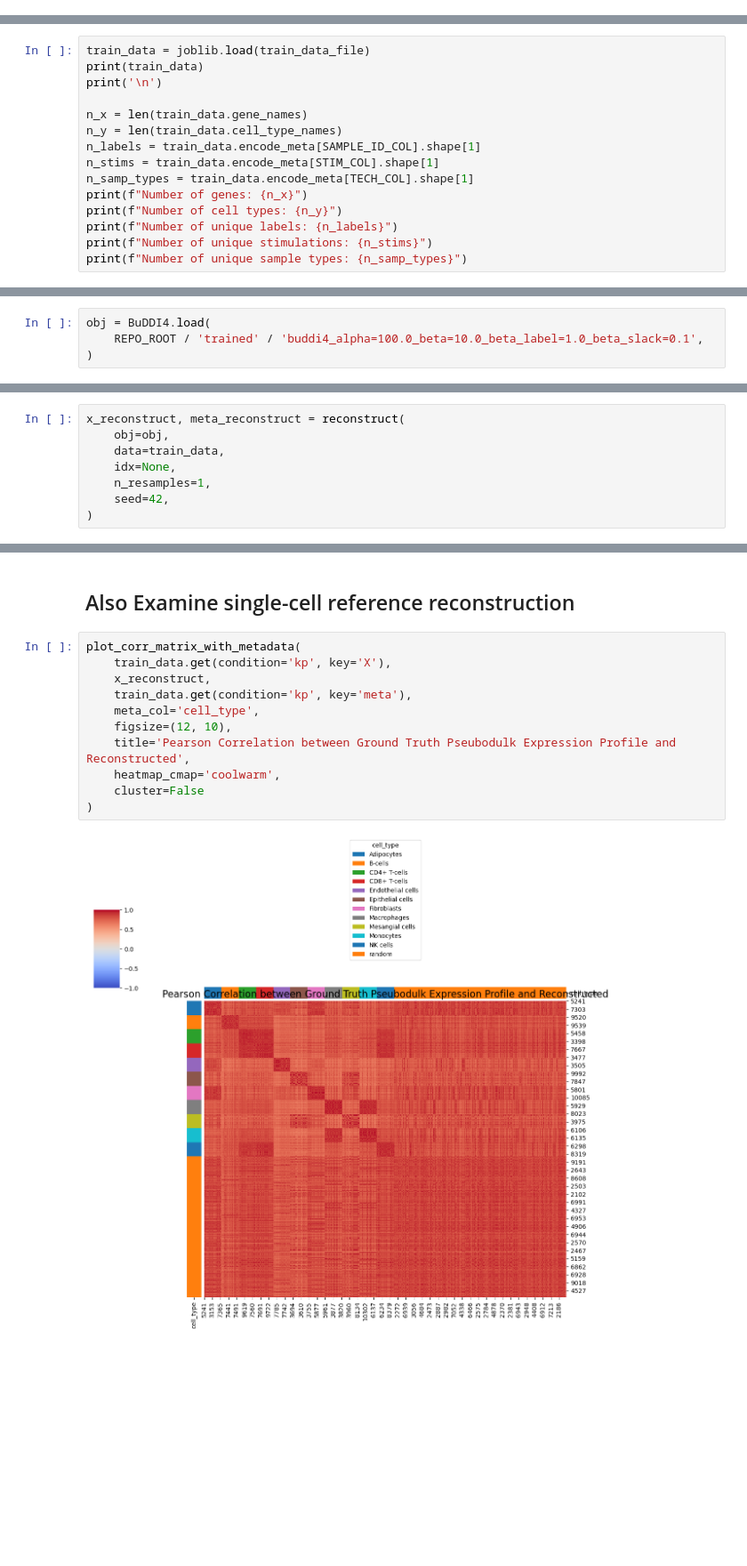
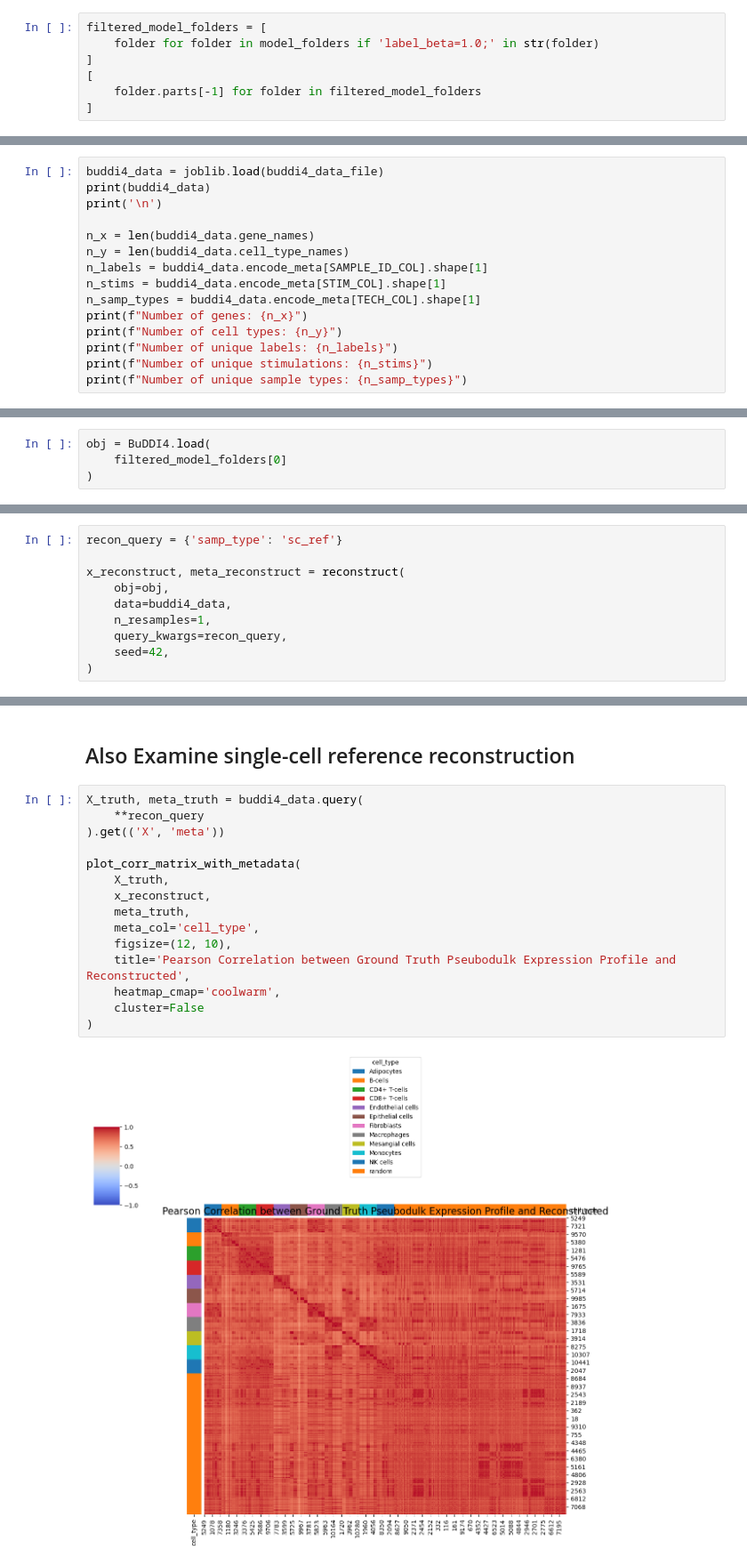
Before and after one commit to NDavidsonLab/BuDDI_HGSC_schildkraut_analysis, a Jupyter notebook: 3.validate_trained_buddi4/3.1.validate_sc_cell_type_perturbation.ipynb, the cells around one changed output, grey strips where cells are left out. Shown at 89% size. Saved outputs shown, nothing was run; the diff lists cells and outputs as text; blank space fills up the shorter version.

Commit message:
Updated sc cell type perturbation experiment notebook to be compatible with updated buddi_v2

```diff
--- a/3.validate_trained_buddi4/3.1.validate_sc_cell_type_perturbation.ipynb
+++ b/3.validate_trained_buddi4/3.1.validate_sc_cell_type_perturbation.ipynb
@@ -91,0 +85,7 @@ model_folders
+# %%
+filtered_model_folders = [
+    folder for folder in model_folders if 'label_beta=1.0;' in str(folder)
+]
+[
+    folder.parts[-1] for folder in filtered_model_folders
+]
@@ -92,15 +99,15 @@ model_folders
 # %% [markdown]
 ## Load Data
 # %%
-train_data = joblib.load(train_data_file)
-print(train_data)
+buddi4_data = joblib.load(buddi4_data_file)
+print(buddi4_data)
 print('\n')
 
-n_x = len(train_data.gene_names)
-n_y = len(train_data.cell_type_names)
-n_labels = train_data.encode_meta[SAMPLE_ID_COL].shape[1]
-n_stims = train_data.encode_meta[STIM_COL].shape[1]
-n_samp_types = train_data.encode_meta[TECH_COL].shape[1]
+n_x = len(buddi4_data.gene_names)
+n_y = len(buddi4_data.cell_type_names)
+n_labels = buddi4_data.encode_meta[SAMPLE_ID_COL].shape[1]
+n_stims = buddi4_data.encode_meta[STIM_COL].shape[1]
+n_samp_types = buddi4_data.encode_meta[TECH_COL].shape[1]
 print(f"Number of genes: {n_x}")
 print(f"Number of cell types: {n_y}")
 print(f"Number of unique labels: {n_labels}")
@@ -119,7 +126,7 @@ Number of unique sample types: 2
 ## Load Trained model
 # %%
 obj = BuDDI4.load(
-    REPO_ROOT / 'trained' / 'buddi4_alpha=100.0_beta=10.0_beta_label=1.0_beta_slack=0.1',
+    filtered_model_folders[0]
 )
 # %%
 print(obj.encoders)
@@ -158,10 +165,12 @@ meta_perturb.head()
 | 4 | Samp-T77 | white | sc_ref | Train | single_celltype | Adipocytes | perturbed | ... |
 # %%
+recon_query = {'samp_type': 'sc_ref'}
+
 x_reconstruct, meta_reconstruct = reconstruct(
     obj=obj,
-    data=train_data,
-    idx=None,
+    data=buddi4_data,
     n_resamples=1,
+    query_kwargs=recon_query,
     seed=42,
 )
 # %%
@@ -201,15 +210,19 @@ plot_perturb_reduction(
 # %% [markdown]
 ## Also Examine single-cell reference reconstruction
 # %%
+X_truth, meta_truth = buddi4_data.query(
+    **recon_query
+).get(('X', 'meta'))
+
 plot_corr_matrix_with_metadata(
-    train_data.get(condition='kp', key='X'),
+    X_truth,
     x_reconstruct,
-    train_data.get(condition='kp', key='meta'),
+    meta_truth,
     meta_col='cell_type',
     figsize=(12, 10),
     title='Pearson Correlation between Ground Truth Pseubodulk Expression Profile and Reconstructed',
     heatmap_cmap='coolwarm',
     cluster=False
 )
 # %% [output]
-[figure, old version]
+[figure, new version]
```
Also changed, not shown: parts of 13 cells of this notebook.
